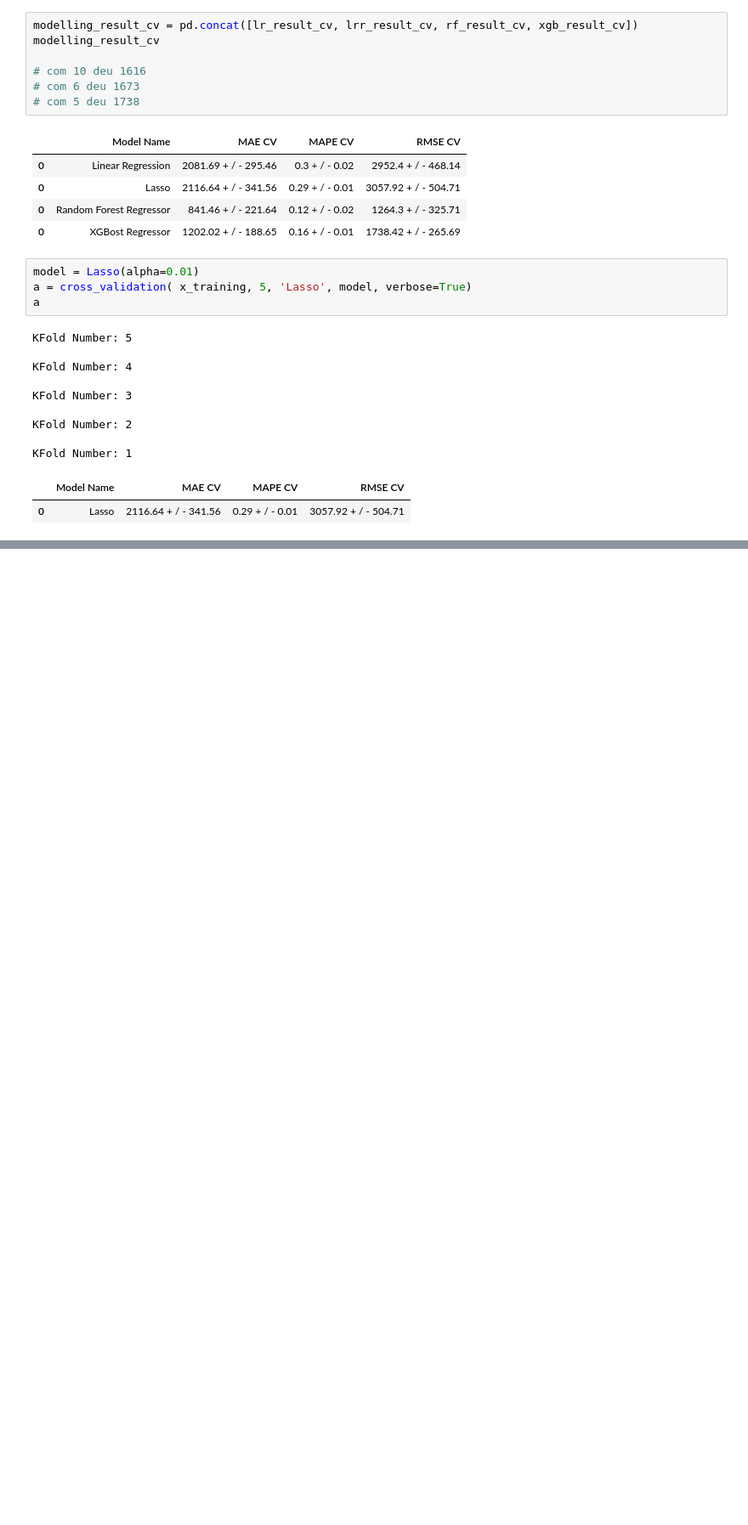
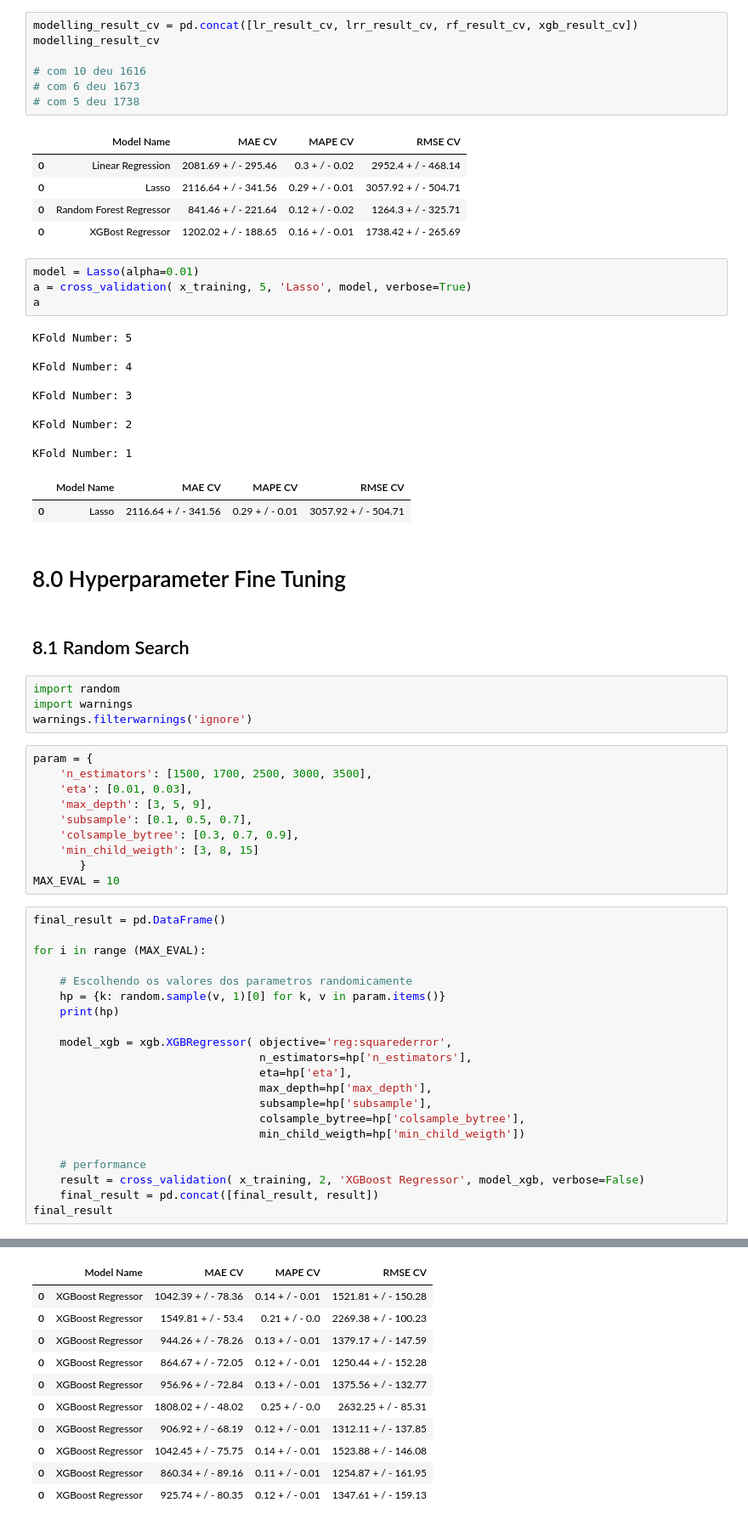
Before and after one commit to jcmazoni/rossmann, a Jupyter notebook: DS_aula1.ipynb, the cells around one changed output, grey strips where cells are left out. Shown at 85% size. Drawn from its saved outputs; the diff is of its cells as text; blank space fills up the shorter version.

Commit message:
Hyperparameter fine tuning strategy done

```diff
--- a/DS_aula1.ipynb
+++ b/DS_aula1.ipynb
@@ -1581,3 +1584,43 @@ KFold Number: 2
 KFold Number: 1
 |  | Model Name | MAE CV | MAPE CV | RMSE CV |
 | 0 | Lasso | 2116.64 + / - 341.56 | 0.29 + / - 0.01 | 3057.92 + / - 504.71 |
+# %% [markdown]
+# 8.0 Hyperparameter Fine Tuning
+# %% [markdown]
+## 8.1 Random Search
+# %%
+import random
+import warnings
+warnings.filterwarnings('ignore')
+# %%
+param = {
+    'n_estimators': [1500, 1700, 2500, 3000, 3500],
+    'eta': [0.01, 0.03],
+    'max_depth': [3, 5, 9],
+    'subsample': [0.1, 0.5, 0.7],
+    'colsample_bytree': [0.3, 0.7, 0.9],
+    'min_child_weigth': [3, 8, 15]
+       }
+MAX_EVAL = 10
+# %%
+final_result = pd.DataFrame()
+
+for i in range (MAX_EVAL):
+
+    # Escolhendo os valores dos parametros randomicamente
+    hp = {k: random.sample(v, 1)[0] for k, v in param.items()}
+    print(hp)
+
+    model_xgb = xgb.XGBRegressor( objective='reg:squarederror',
+                                  n_estimators=hp['n_estimators'],
+                                  eta=hp['eta'],
+                                  max_depth=hp['max_depth'],
+                                  subsample=hp['subsample'],
+                                  colsample_bytree=hp['colsample_bytree'],
+                                  min_child_weigth=hp['min_child_weigth'])
+
+    # performance
+    result = cross_validation( x_training, 2, 'XGBoost Regressor', model_xgb, verbose=False)
+    final_result = pd.concat([final_result, result])
+final_result
+# %% [output]
@@ -1583,0 +1637,11 @@ KFold Number: 1
+|  | Model Name | MAE CV | MAPE CV | RMSE CV |
+| 0 | XGBoost Regressor | 1042.39 + / - 78.36 | 0.14 + / - 0.01 | 1521.81 + / - 150.28 |
+| 0 | XGBoost Regressor | 1549.81 + / - 53.4 | 0.21 + / - 0.0 | 2269.38 + / - 100.23 |
+| 0 | XGBoost Regressor | 944.26 + / - 78.26 | 0.13 + / - 0.01 | 1379.17 + / - 147.59 |
+| 0 | XGBoost Regressor | 864.67 + / - 72.05 | 0.12 + / - 0.01 | 1250.44 + / - 152.28 |
+| 0 | XGBoost Regressor | 956.96 + / - 72.84 | 0.13 + / - 0.01 | 1375.56 + / - 132.77 |
+| 0 | XGBoost Regressor | 1808.02 + / - 48.02 | 0.25 + / - 0.0 | 2632.25 + / - 85.31 |
+| 0 | XGBoost Regressor | 906.92 + / - 68.19 | 0.12 + / - 0.01 | 1312.11 + / - 137.85 |
+| 0 | XGBoost Regressor | 1042.45 + / - 75.75 | 0.14 + / - 0.01 | 1523.88 + / - 146.08 |
+| 0 | XGBoost Regressor | 860.34 + / - 89.16 | 0.11 + / - 0.01 | 1254.87 + / - 161.95 |
+| 0 | XGBoost Regressor | 925.74 + / - 80.35 | 0.12 + / - 0.01 | 1347.61 + / - 159.13 |
```
Also changed, not shown: parts of 13 cells of this notebook.
